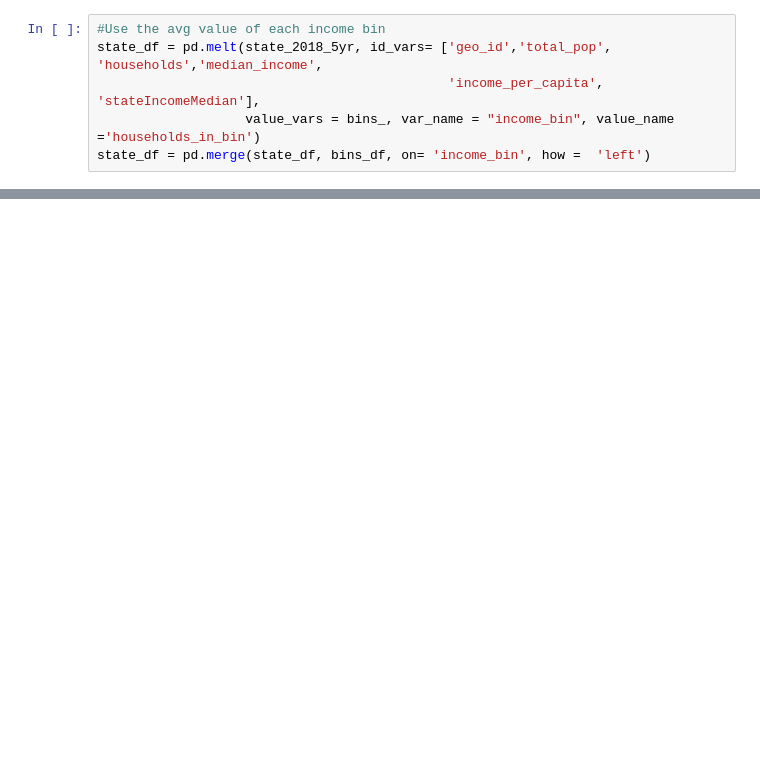
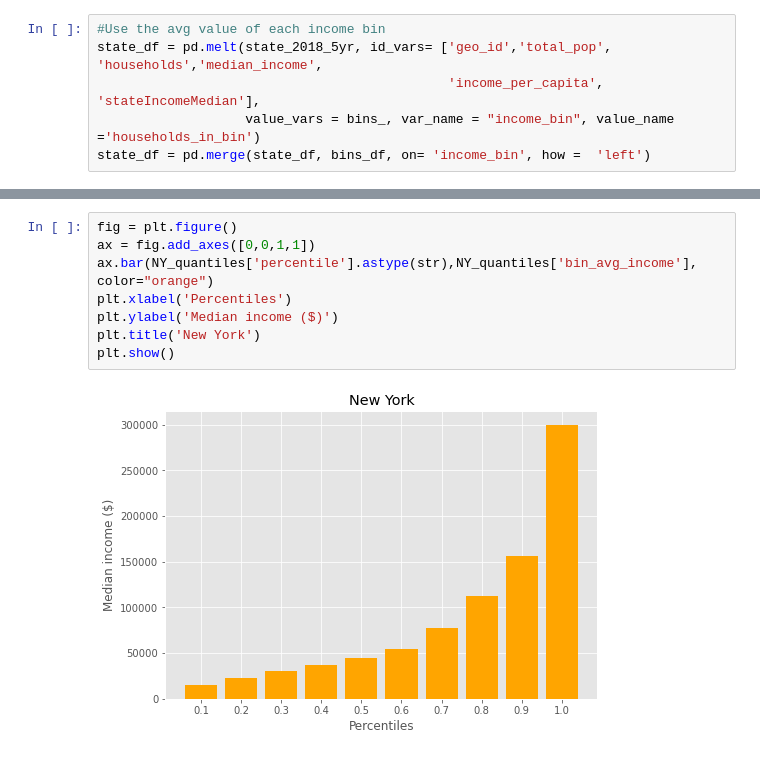
Before and after one commit to Yukti-K/7Park, a Jupyter notebook: Gabi/7park_state_SQL_exc.ipynb, the cells around one changed output, grey strips where cells are left out. Drawn from its saved outputs; the diff is of its cells as text; blank space fills up the shorter version.

```diff
--- a/Gabi/7park_state_SQL_exc.ipynb
+++ b/Gabi/7park_state_SQL_exc.ipynb
@@ -187,0 +233,10 @@ CA_quantiles.plot.bar(figsize=(15, 5), legend= None);
+# %%
+fig = plt.figure()
+ax = fig.add_axes([0,0,1,1])
+ax.bar(NY_quantiles['percentile'].astype(str),NY_quantiles['bin_avg_income'], color="orange")
+plt.xlabel('Percentiles')
+plt.ylabel('Median income ($)')
+plt.title('New York')
+plt.show()
+# %% [output]
+[figure, added]
```
Also changed, not shown: parts of 18 cells of this notebook.
